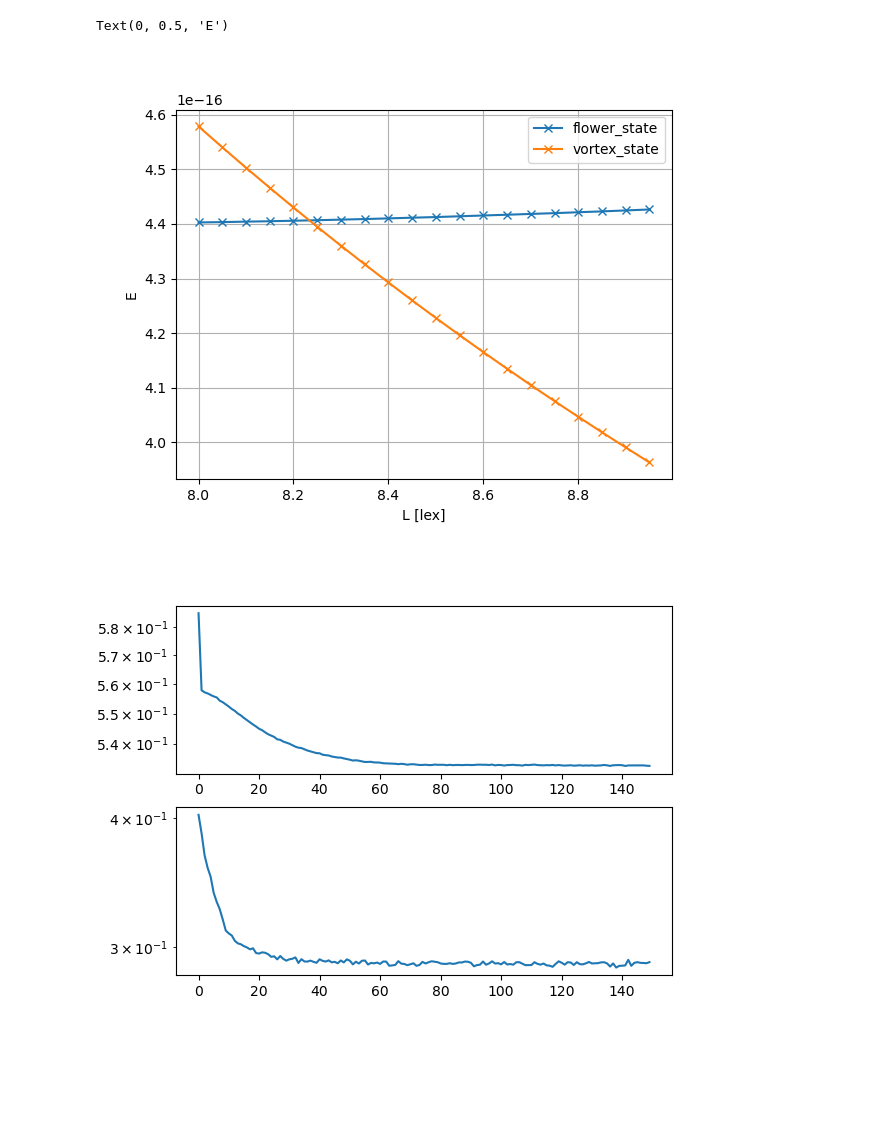
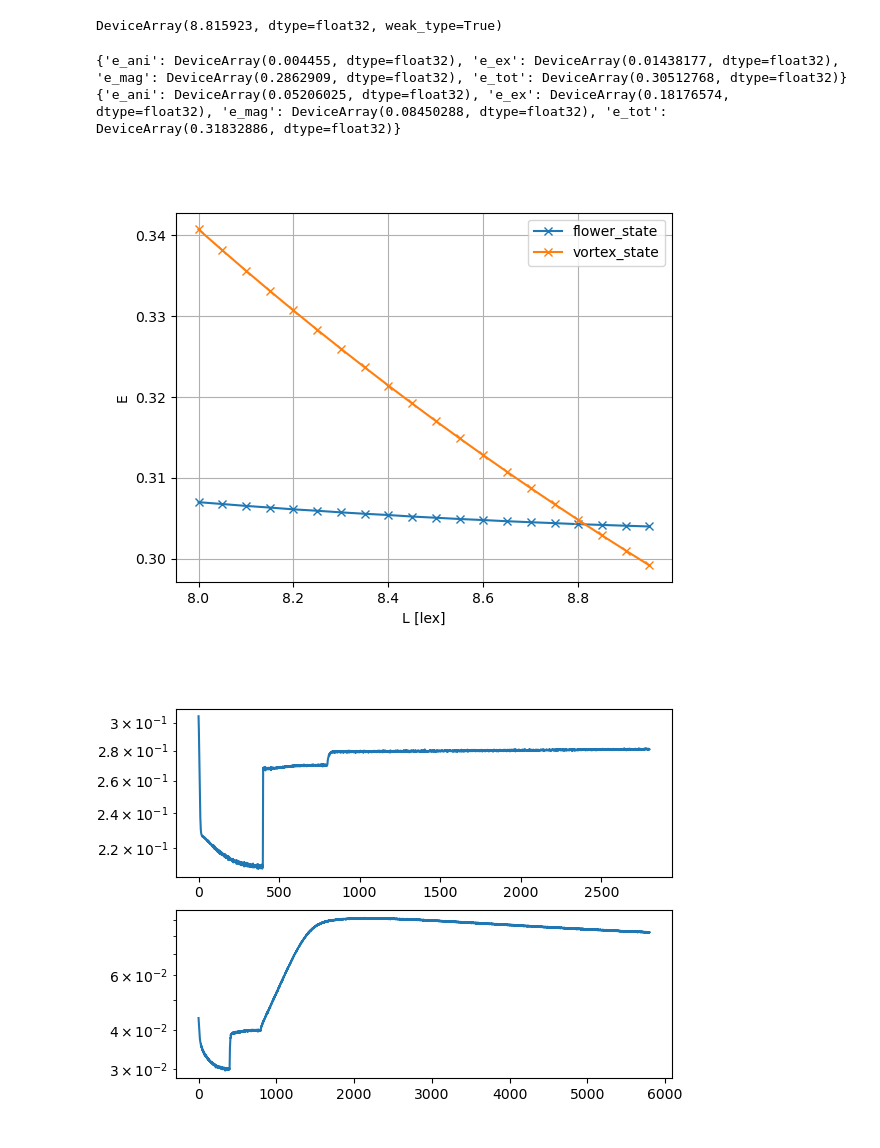
Before and after one commit to schaffer9/MagPI, a Jupyter notebook: mumag_sp3_energy_min_cart.ipynb, the cells around one changed output. Drawn from its saved outputs; the diff is of its cells as text; code cells hidden in the pictures; blank space fills up the shorter version.

```diff
--- a/mumag_sp3_energy_min_cart.ipynb
+++ b/mumag_sp3_energy_min_cart.ipynb
@@ -19,9 +20,9 @@ a = 1.
 b = 1.
 c = 1.
 domain = Hypercube((-a / 2, -b / 2, -c / 2), (a / 2, b / 2, c / 2))
-x_dom = array(Sobol(3, seed=0).random_base2(13))
+x_dom = array(Sobol(3, seed=0).random_base2(12))
 x_dom = domain.transform(x_dom)
-x_bnd = array(Sobol(2, seed=1).random_base2(10))
+x_bnd = array(Sobol(2, seed=1).random_base2(11))
 x_bnd = domain.transform_bnd(x_bnd)
 # %%
 # TODO:
@@ -548,3 +765,37 @@ vortex_state, hist_vortex1 = train_mag(train_key,
+# %%
+key, train_key = random.split(key)
+vortex_state, hist_vortex1 = train_mag(train_key,
+                                       init_state_vortex,
+                                       initialize=True,
+                                       epochs=400,
+                                       batch_size=100,
+                                       alpha=1.)
+
+key, train_key = random.split(key)
+vortex_state, hist_vortex2 = train_mag(train_key,
+                                       vortex_state,
+                                       epochs=400,
+                                       batch_size=100,
+                                       alpha=2.)
+
+key, train_key = random.split(key)
+vortex_state, hist_vortex3 = train_mag(train_key,
+                                       vortex_state,
+                                       epochs=5000,
+                                       batch_size=100,
+                                       alpha=15.)
+
+key, train_key = random.split(key)
+vortex_state, hist_vortex4 = train_mag(train_key,
+                                       vortex_state,
+                                       epochs=5000,
+                                       batch_size=100,
+                                       alpha=40.)
+
+
+hist_vortex = tree_map(
+    lambda *args: concatenate(args),
+    hist_vortex1, hist_vortex2, hist_vortex3, hist_vortex4)
 # %%
 # key, train_key1, train_key2 = random.split(key, 3)
 # flower_state, hist_flower2 = train_mag(train_key1, flower_state, epochs=2000, lr=1e-7)
@@ -580 +843,19 @@ print(total_energy(vortex_state, lam))
+# %%
+cross_section = array(bisect(energy_difference, 8., 9.))
+cross_section
+# %% [output]
+DeviceArray(8.815923, dtype=float32, weak_type=True)
+# %%
+
+
+#lam = cross_section
+lam = 8.47
+#l_ex = array(10)
+#print(tree_map(float, total_energy(flower_state, lam)))
+#print(tree_map(float, total_energy(vortex_state, lam)))
+print(total_energy(flower_state, lam))
+print(total_energy(vortex_state, lam))
+# %% [output]
+{'e_ani': DeviceArray(0.004455, dtype=float32), 'e_ex': DeviceArray(0.01438177, dtype=float32), 'e_mag': DeviceArray(0.2862909, dtype=float32), 'e_tot': DeviceArray(0.30512768, dtype=float32)}
+{'e_ani': DeviceArray(0.05206025, dtype=float32), 'e_ex': DeviceArray(0.18176574, dtype=float32), 'e_mag': DeviceArray(0.08450288, dtype=float32), 'e_tot': DeviceArray(0.31832886, dtype=float32)}
 # %%
@@ -609,24 +890,24 @@ energies_vortex = lax.map(lambda l: e(vortex_state, l), lam)
 # %%
 fig = plt.figure()
 ax = fig.add_subplot(111)
-ax.plot(lam, energies_flower * 2 * 10**(-15), "-x", label="flower_state")
-ax.plot(lam, energies_vortex * 2 * 10**(-15), "-x", label="vortex_state")
+ax.plot(lam, energies_flower, "-x", label="flower_state")
+ax.plot(lam, energies_vortex, "-x", label="vortex_state")
 ax.legend()
 ax.grid()
 ax.set_xlabel("L [lex]")
 ax.set_ylabel("E")
-#fig.savefig("crossing.png")
+fig.savefig("crossing.png")
 # %% [output]
-Text(0, 0.5, 'E')
-[figure, old version]
+[figure, new version]
 # %%
-plot = 'loss'
+plot = 'e_mag'
 fig = plt.figure()
 ax1, ax2 = fig.subplots(2, 1)
-ax1.plot(hist_flower1[plot])
+ax1.plot(hist_flower[plot])
 ax1.set_yscale('log')
-ax2.plot(hist_vortex1[plot])
+ax2.plot(hist_vortex[plot])
 ax2.set_yscale('log')
+fig.savefig("learning_curve.png")
 # %% [output]
-[figure, old version]
+[figure, new version]
 # %%
```
Also changed, not shown: parts of 23 cells of this notebook, 6 other files.
